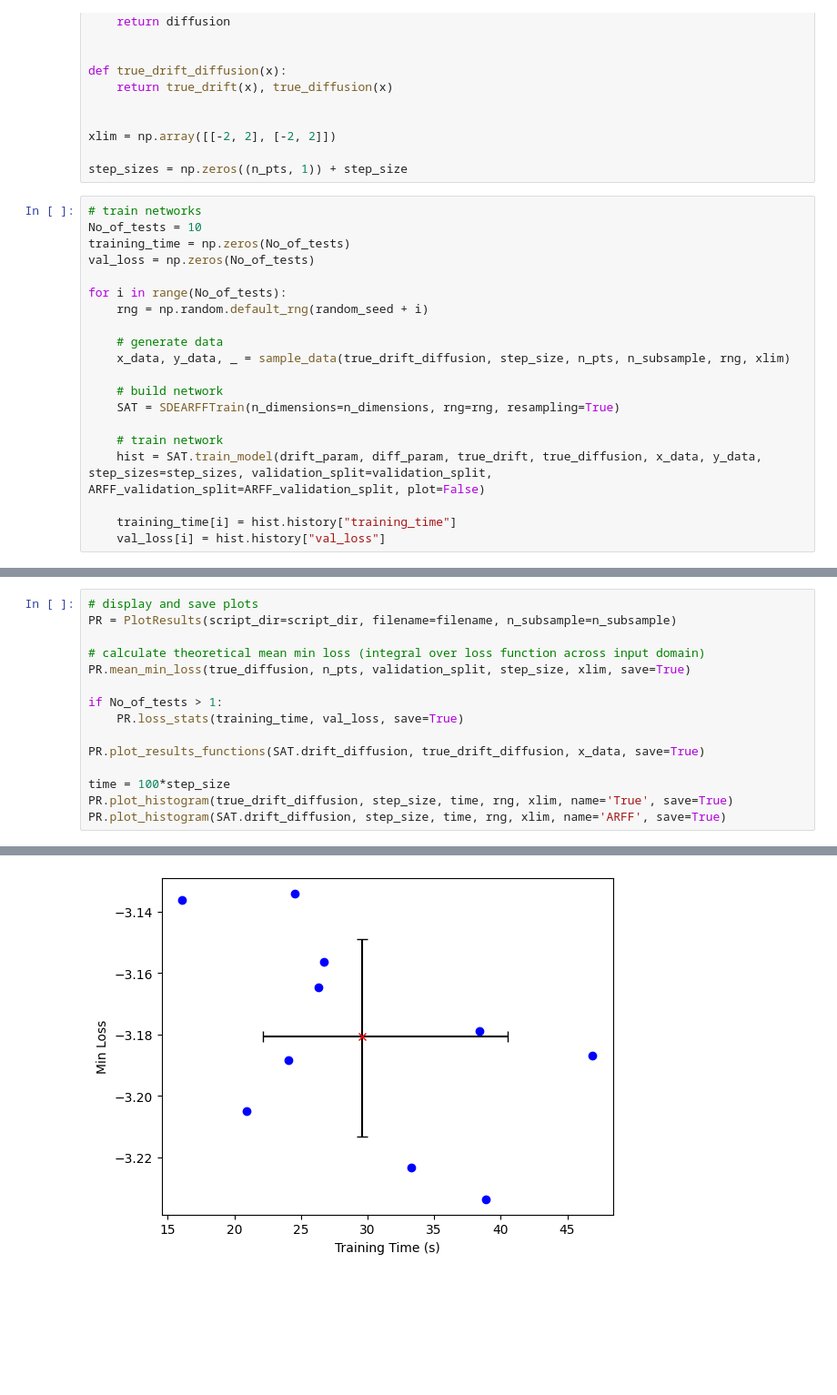
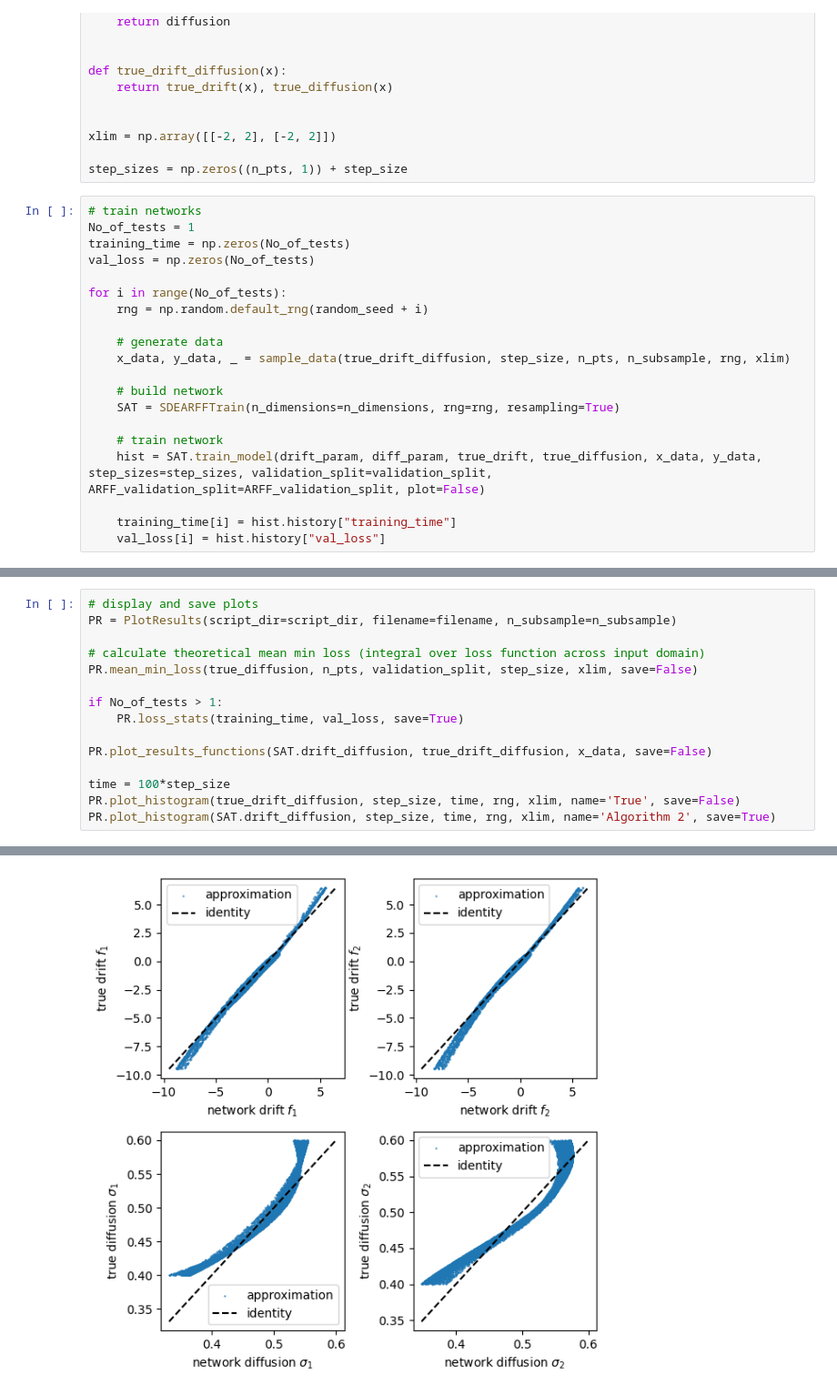
Before and after one commit to ojldoug/SDE_ARFF, a Jupyter notebook: ex3-2d_sde-cubic.ipynb, the cells around one changed output, grey strips where cells are left out. Shown at 91% size. Drawn from its saved outputs; the diff is of its cells as text; blank space fills up the shorter version.

```diff
--- a/ex3-2d_sde-cubic.ipynb
+++ b/ex3-2d_sde-cubic.ipynb
@@ -113,7 +113,7 @@ xlim = np.array([[-2, 2], [-2, 2]])
 step_sizes = np.zeros((n_pts, 1)) + step_size
 # %%
 # train networks
-No_of_tests = 10
+No_of_tests = 1
 training_time = np.zeros(No_of_tests)
 val_loss = np.zeros(No_of_tests)
 
@@ -165,16 +154,16 @@ Training time: 26.74073052406311
 PR = PlotResults(script_dir=script_dir, filename=filename, n_subsample=n_subsample)
 
 # calculate theoretical mean min loss (integral over loss function across input domain)
-PR.mean_min_loss(true_diffusion, n_pts, validation_split, step_size, xlim, save=True)
+PR.mean_min_loss(true_diffusion, n_pts, validation_split, step_size, xlim, save=False)
 
 if No_of_tests > 1:
     PR.loss_stats(training_time, val_loss, save=True)
 
-PR.plot_results_functions(SAT.drift_diffusion, true_drift_diffusion, x_data, save=True)
+PR.plot_results_functions(SAT.drift_diffusion, true_drift_diffusion, x_data, save=False)
 
 time = 100*step_size
-PR.plot_histogram(true_drift_diffusion, step_size, time, rng, xlim, name='True', save=True)
-PR.plot_histogram(SAT.drift_diffusion, step_size, time, rng, xlim, name='ARFF', save=True)
+PR.plot_histogram(true_drift_diffusion, step_size, time, rng, xlim, name='True', save=False)
+PR.plot_histogram(SAT.drift_diffusion, step_size, time, rng, xlim, name='Algorithm 2', save=True)
 # %% [output]
 Theoretical mean min loss: -3.167083934678069
 Loss standard deviation: 0.010540925533894598
@@ -182 +172 @@ Validation loss standard deviation: 0.03162277660168379
-[figure, old version]
+[figure, new version]
```
Also changed, not shown: parts of 2 cells of this notebook, 18 other files.
